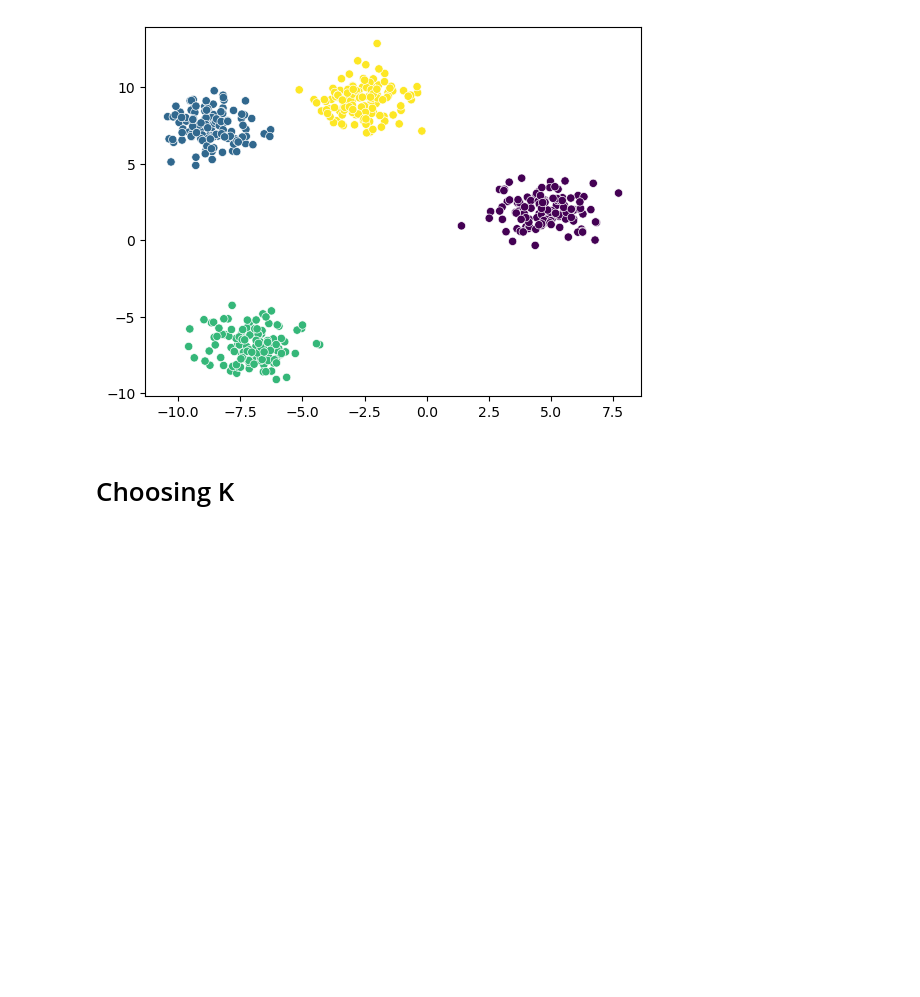
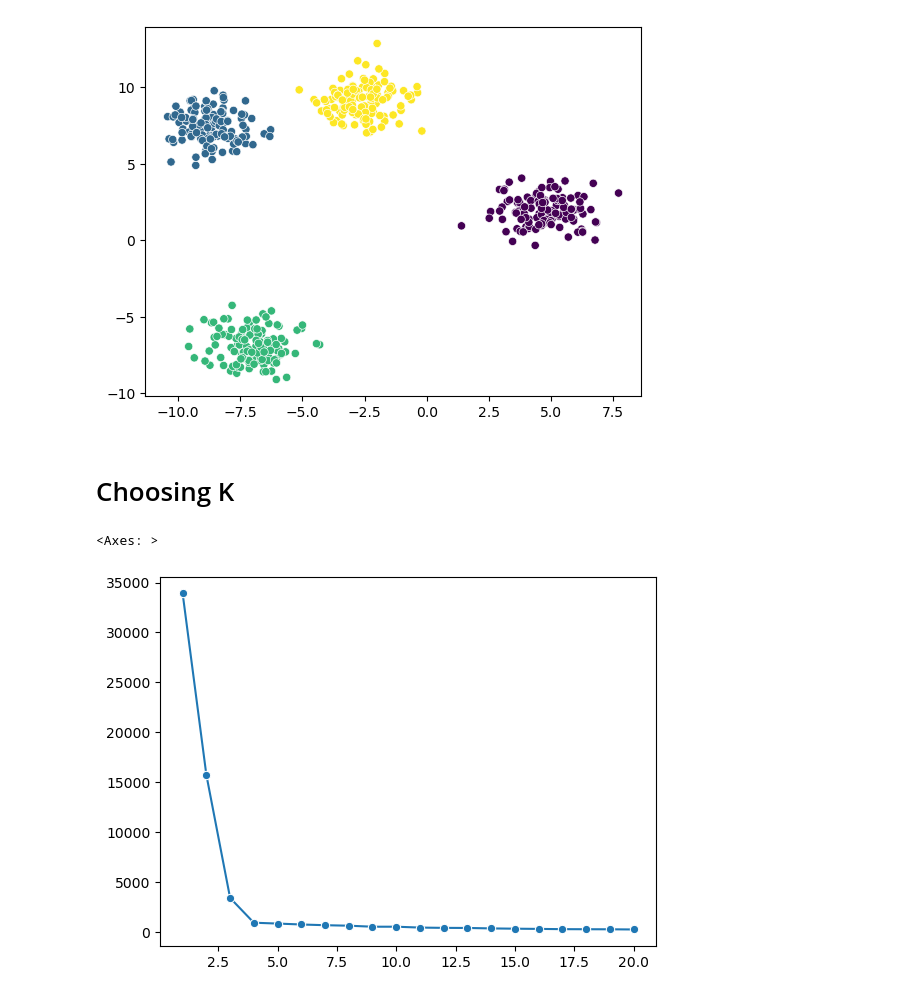
Before and after one commit to Aman-8343/Machine_Learning, a Jupyter notebook: UnSupervised_ML/1.K-Means.ipynb, the cells around one changed output. Saved outputs shown, nothing was run; the diff lists cells and outputs as text; code cells hidden in the pictures; blank space fills up the shorter version.

```diff
--- a/UnSupervised_ML/1.K-Means.ipynb
+++ b/UnSupervised_ML/1.K-Means.ipynb
@@ -61,4 +61,7 @@ for k in range(1,21):
     km.fit_predict(X)
     wcss.append(km.inertia_)
 # %%
-sns.lineplot(x=range(1,21),y=wcss)
+sns.lineplot(x=range(1,21),y=wcss,marker='o')
+# %% [output]
+<Axes: >
+[figure, added]
```
Also changed, not shown: parts of 4 cells of this notebook.
